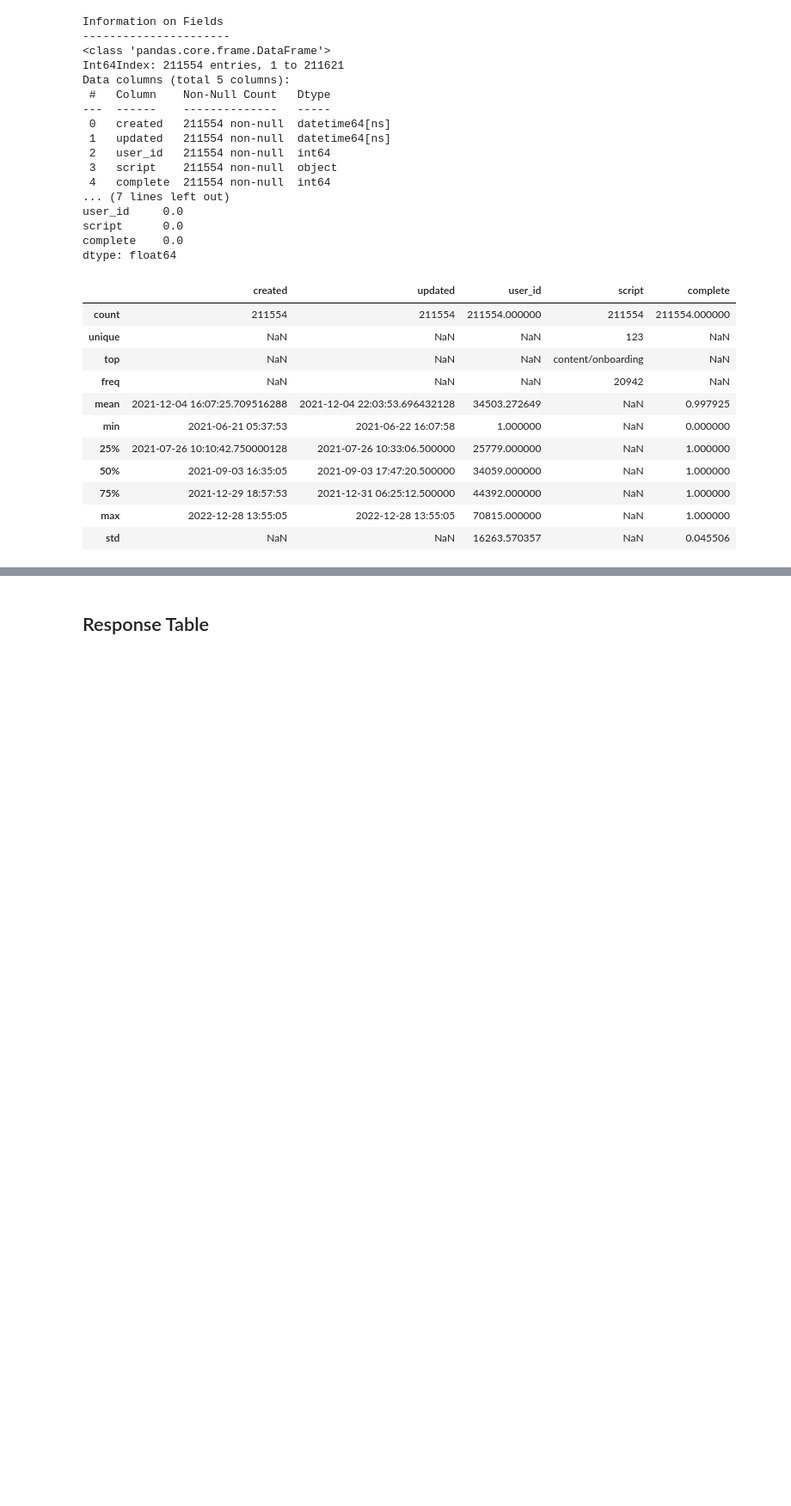
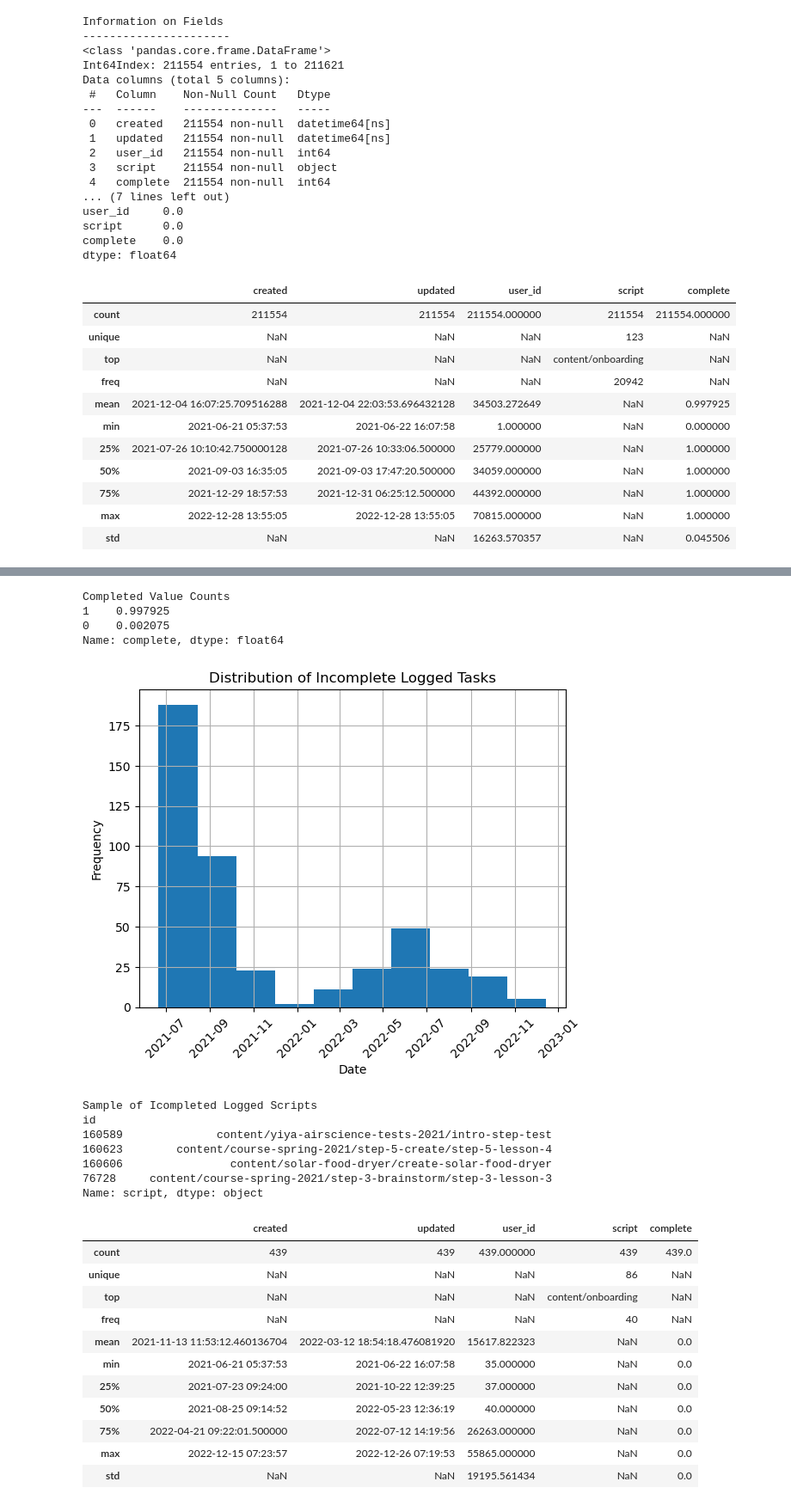
Before and after one commit to darrendbutler/yiya_data_analysis, a Jupyter notebook: dropout_analysis_course_2-3.ipynb, the cells around one changed output, grey strips where cells are left out. Shown at 86% size. Cells and saved outputs as stored; diff of their text form; code cells hidden in the pictures; blank space fills up the shorter version.

Commit message:
update response and task exploration

```diff
--- a/dropout_analysis_course_2-3.ipynb
+++ b/dropout_analysis_course_2-3.ipynb
@@ -918,2 +924,45 @@ For the scripts, we need to generate a summary of
-# %% [markdown]
-## Response Table
+# %%
+print("Completed Value Counts")
+print(task_df["complete"].value_counts(normalize=True))
+
+complete_is_0 = (task_df["complete"] == 0)
+task_complete_is_0 = task_df.loc[complete_is_0, :]
+
+#Create distribution of dates where complete field is 0
+
+task_complete_is_0["created"].hist()
+plt.title("Distribution of Incomplete Logged Tasks")
+plt.ylabel("Frequency")
+plt.xlabel("Date")
+plt.xticks(rotation = 45)
+plt.show()
+
+print("Sample of Icompleted Logged Scripts")
+print(task_complete_is_0["script"].sample(4, random_state=5))
+
+task_complete_is_0.describe(include="all", datetime_is_numeric=True)
+# %% [output]
+Completed Value Counts
+1    0.997925
+0    0.002075
+Name: complete, dtype: float64
+[figure, added]
+Sample of Icompleted Logged Scripts
+id
+160589              content/yiya-airscience-tests-2021/intro-step-test
+160623        content/course-spring-2021/step-5-create/step-5-lesson-4
+160606                content/solar-food-dryer/create-solar-food-dryer
+76728     content/course-spring-2021/step-3-brainstorm/step-3-lesson-3
+Name: script, dtype: object
+|  | created | updated | user_id | script | complete |
+| count | 439 | 439 | 439.000000 | 439 | 439.0 |
+| unique | NaN | NaN | NaN | 86 | NaN |
+| top | NaN | NaN | NaN | content/onboarding | NaN |
+| freq | NaN | NaN | NaN | 40 | NaN |
+| mean | 2021-11-13 11:53:12.460136704 | 2022-03-12 18:54:18.476081920 | 15617.822323 | NaN | 0.0 |
+| min | 2021-06-21 05:37:53 | 2021-06-22 16:07:58 | 35.000000 | NaN | 0.0 |
+| 25% | 2021-07-23 09:24:00 | 2021-10-22 12:39:25 | 37.000000 | NaN | 0.0 |
+| 50% | 2021-08-25 09:14:52 | 2022-05-23 12:36:19 | 40.000000 | NaN | 0.0 |
+| 75% | 2022-04-21 09:22:01.500000 | 2022-07-12 14:19:56 | 26263.000000 | NaN | 0.0 |
+| max | 2022-12-15 07:23:57 | 2022-12-26 07:19:53 | 55865.000000 | NaN | 0.0 |
+| std | NaN | NaN | 19195.561434 | NaN | 0.0 |
```
Also changed, not shown: parts of 7 cells of this notebook.
